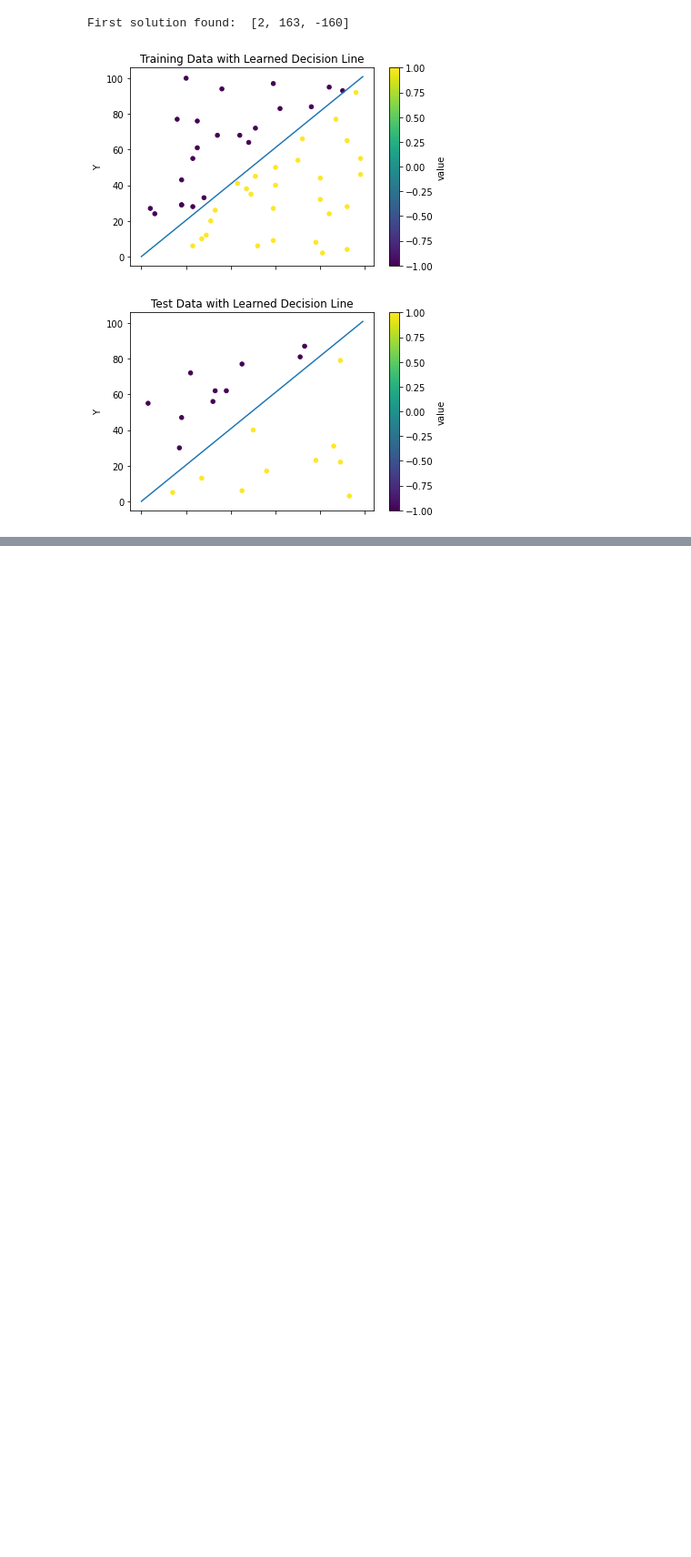
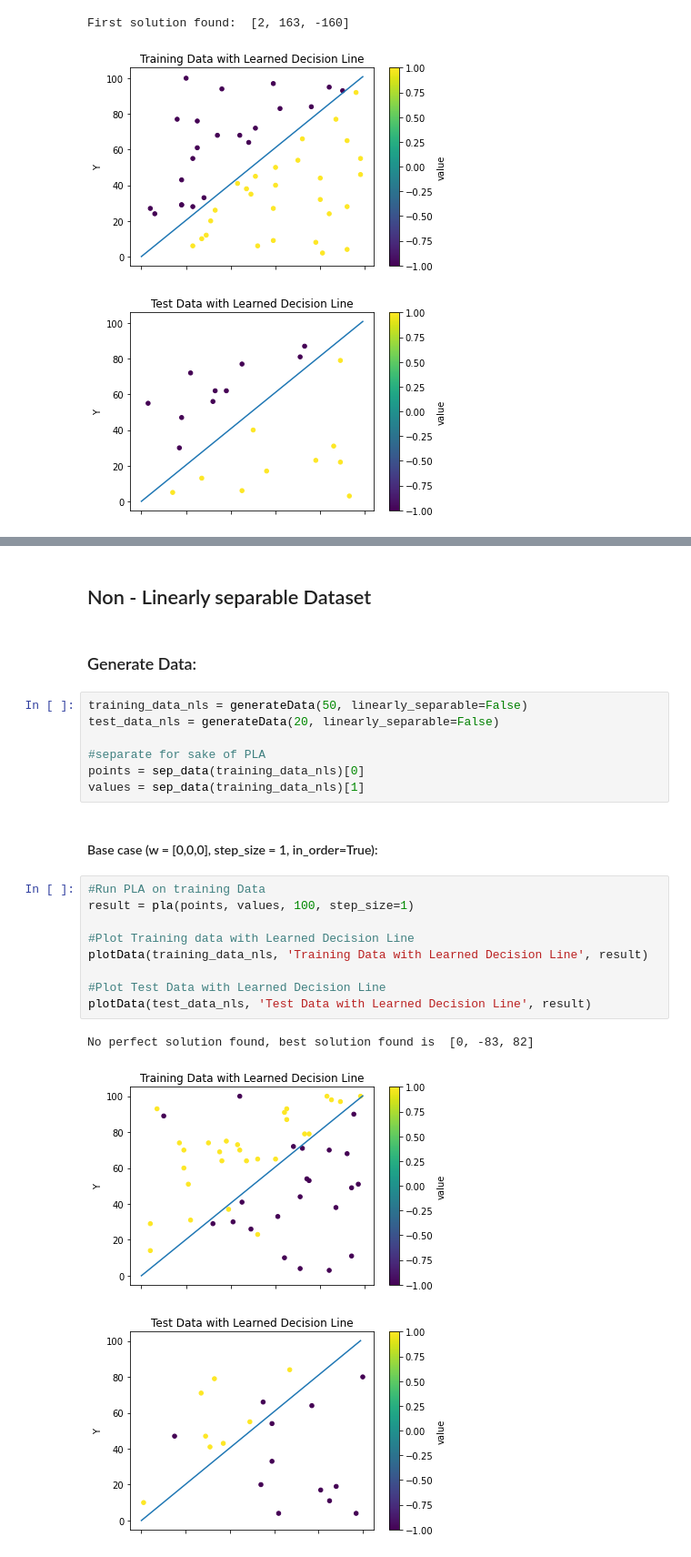
Before and after one commit to LioraW/PLA-Algorithm, a Jupyter notebook: project1.ipynb, the cells around one changed output, grey strips where cells are left out. Shown at 91% size. Drawn from its saved outputs; the diff is of its cells as text; blank space fills up the shorter version.

Commit message:
cases added for nls data

```diff
--- a/project1.ipynb
+++ b/project1.ipynb
@@ -186,0 +162,26 @@ plotData(testData_nls, 'Test Data with Learned Decision Line', result)
+# %% [markdown]
+<h2>Non - Linearly separable Dataset
+# %% [markdown]
+<h3>Generate Data:
+# %%
+training_data_nls = generateData(50, linearly_separable=False)
+test_data_nls = generateData(20, linearly_separable=False)
+
+#separate for sake of PLA
+points = sep_data(training_data_nls)[0]
+values = sep_data(training_data_nls)[1]
+# %% [markdown]
+<h4>Base case (w = [0,0,0], step_size = 1, in_order=True):
+# %%
+#Run PLA on training Data
+result = pla(points, values, 100, step_size=1)
+
+#Plot Training data with Learned Decision Line
+plotData(training_data_nls, 'Training Data with Learned Decision Line', result)
+
+#Plot Test Data with Learned Decision Line
+plotData(test_data_nls, 'Test Data with Learned Decision Line', result)
+# %% [output]
+No perfect solution found, best solution found is  [0, -83, 82]
+[figure, added]
+[figure, added]
```
Also changed, not shown: parts of 19 cells of this notebook.
